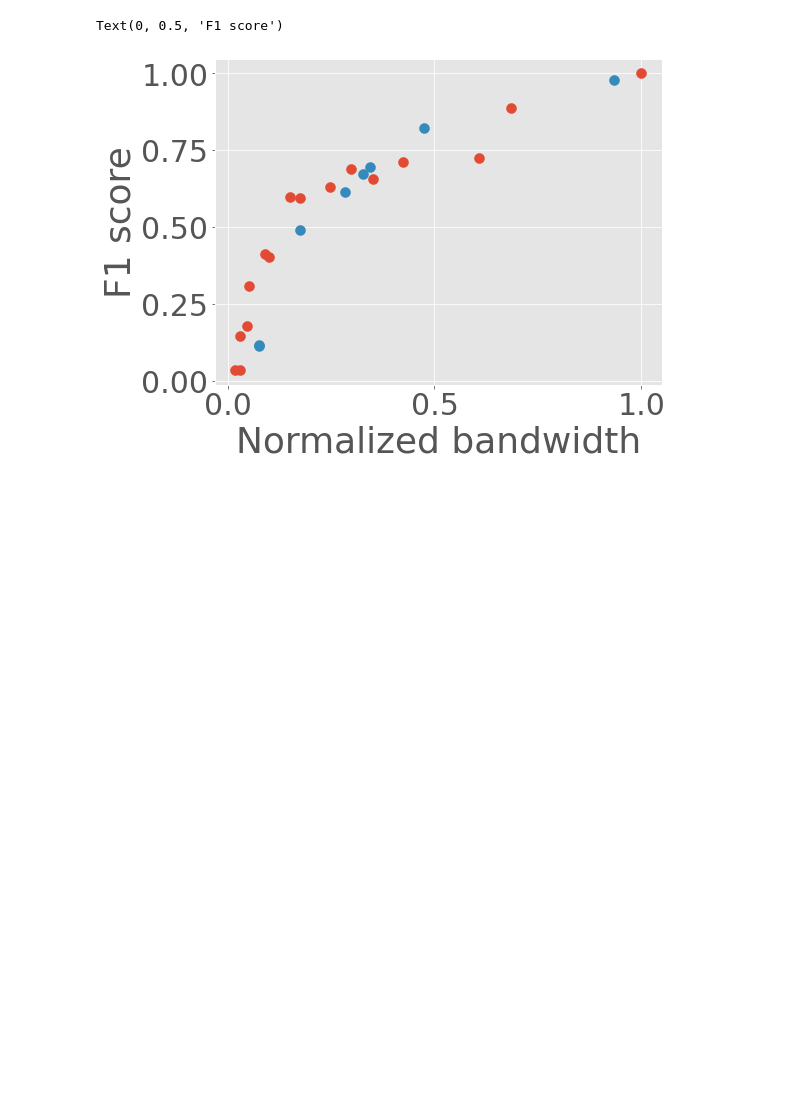
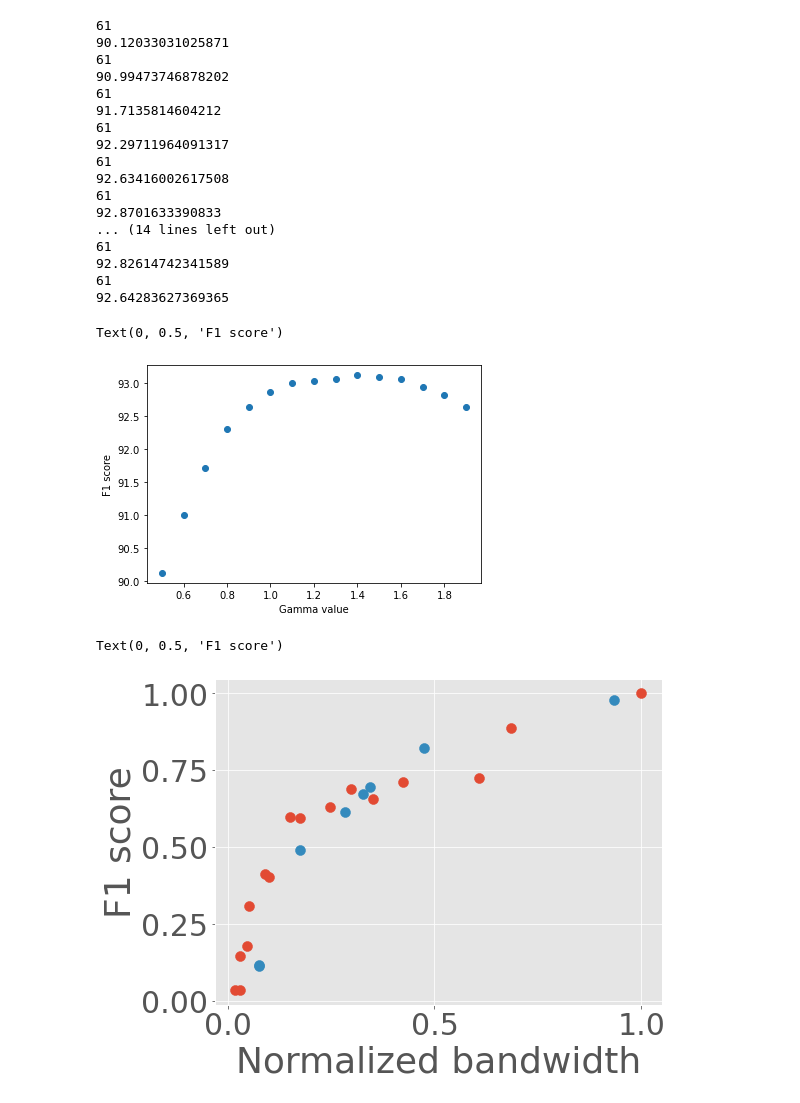
Before and after one commit to KuntaiDu/OneAdapt, a Jupyter notebook: visualize.ipynb, the cells around one changed output. Saved outputs shown, nothing was run; the diff lists cells and outputs as text; code cells hidden in the pictures; blank space fills up the shorter version.

```diff
--- a/visualize.ipynb
+++ b/visualize.ipynb
@@ -1,3 +84,59 @@
+# %%
+import matplotlib.pyplot as plt
+import pymongo
+import numpy as np
+
+# db = pymongo.MongoClient("mongodb://localhost:27017/")["diff_gamma"]["stats"]
+db = pymongo.MongoClient("mongodb://localhost:27017/")["diff_gamma"]["stats"]
+
+f1s = []
+scores = []
+
+gammas = [0.5, 0.6, 0.7, 0.8, 0.9, 1.0, 1.1, 1.2, 1.3, 1.4, 1.5, 1.6, 1.7, 1.8, 1.9]
+
+for gamma in gammas:
+    config = {
+        # 'app': 'EfficientDet-d%d' % idx,
+        'input': "videos/dashcam/dashcam_126/part%d.mp4",
+        "gamma": gamma,
+    }
+
+    result = list(db.find(config))
+    print(len(result))
+
+    # avg_f1 = np.mean([i['f1'] for i in result])
+    avg_score = np.mean([i['mean_count_score'] for i in result])
+
+    print(avg_score)
+
+
+    # f1s.append(avg_f1)
+    scores.append(avg_score)
+
+
+plt.scatter(gammas, scores)
+plt.xlabel('Gamma value')
+plt.ylabel('F1 score')
+# %% [output]
+61
+90.12033031025871
+61
+90.99473746878202
+61
+91.7135814604212
+61
+92.29711964091317
+61
+92.63416002617508
+61
+92.8701633390833
+... (14 lines left out)
+61
+92.82614742341589
+61
+92.64283627369365
+Text(0, 0.5, 'F1 score')
+[figure, added]
 # %%
 import eval
 import yaml
```
Also changed, not shown: parts of 3 cells of this notebook, 17 other files.
